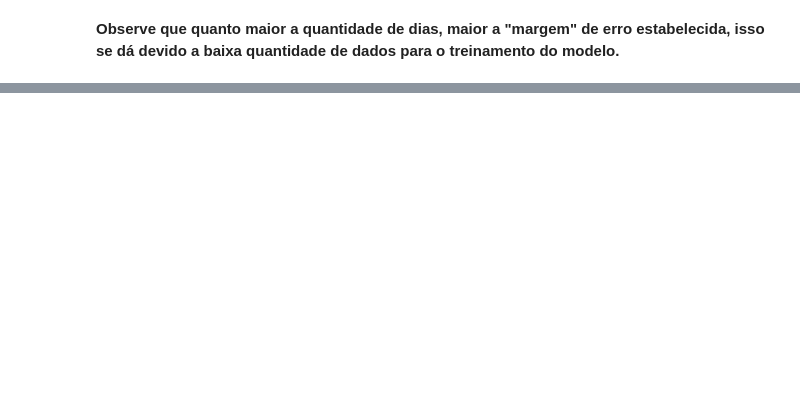
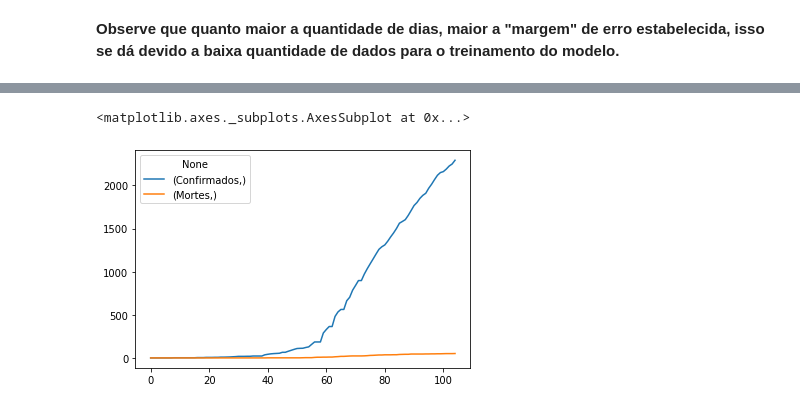
Before and after one commit to italolima04/estudo-covid-19-quixada, a Jupyter notebook: Estudo_COVID_Quixadá.ipynb, the cells around one changed output, grey strips where cells are left out. Drawn from its saved outputs; the diff is of its cells as text; code cells hidden in the pictures; blank space fills up the shorter version.

```diff
--- a/Estudo_COVID_Quixadá.ipynb
+++ b/Estudo_COVID_Quixadá.ipynb
@@ -928,0 +934,7 @@ deaths_fore_cast_plot =  prophet.plot(prevision)
+# %%
+#Preenchendo Data Frame a partir da concatenação de 2 Series no Data Frame Original.
+df_correlation = pd.concat([df['confirmados'], df['obitos']], ignore_index=True, axis=1)
+# %%
+#Renomeando as Colunas do Novo Data Frame e visualizando às 10 últimas linhas.
+df_correlation.columns = [['Confirmados', 'Mortes']]
+df_correlation.tail(10)
@@ -928,0 +953,6 @@ deaths_fore_cast_plot =  prophet.plot(prevision)
+# %%
+#Plotando Gráfico de Linha
+df_correlation.plot()
+# %% [output]
+<matplotlib.axes._subplots.AxesSubplot at 0x...>
+[figure, added]
```
Also changed, not shown: parts of 67 cells of this notebook.
